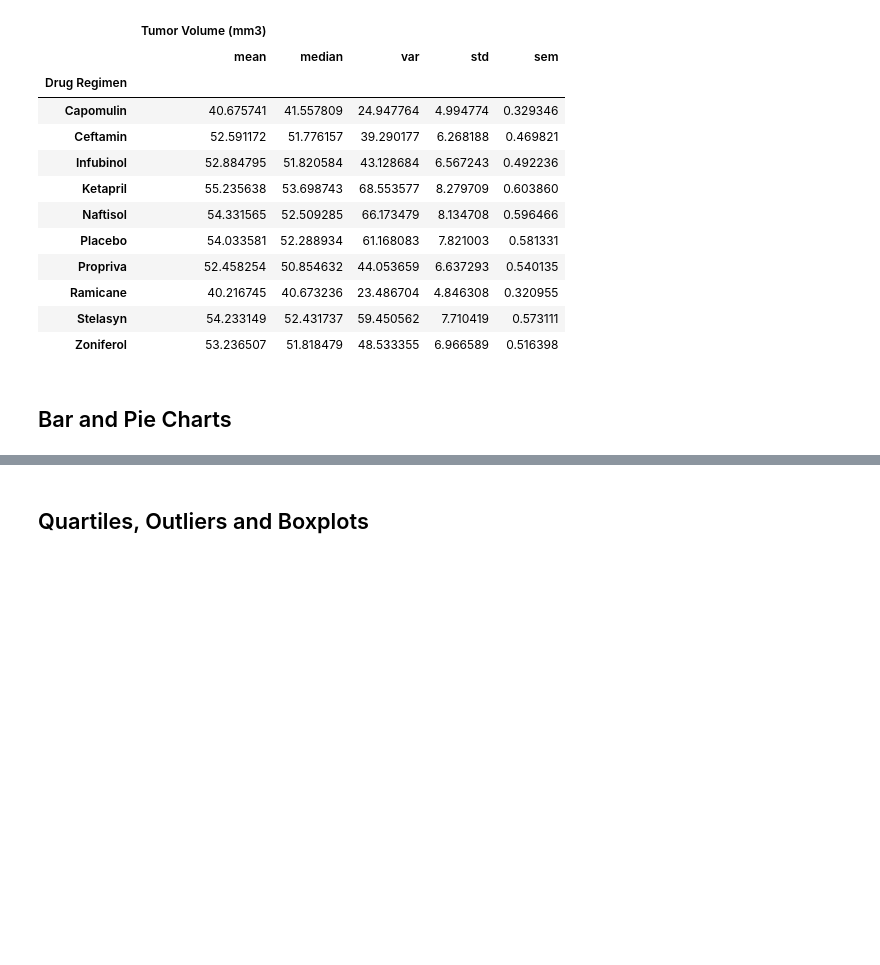
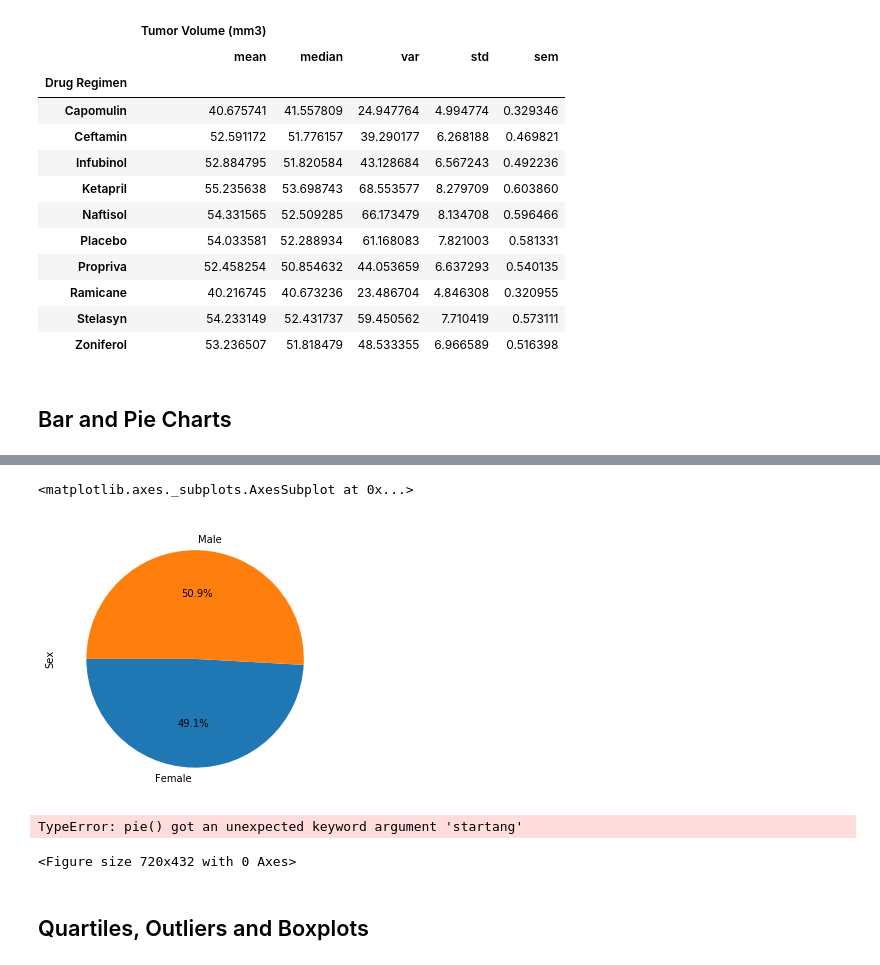
Before and after one commit to 22OVERSooN/Matplotlib_challenge, a Jupyter notebook: pymaceuticals_starter.ipynb, the cells around one changed output, grey strips where cells are left out. Cells and saved outputs as stored; diff of their text form; code cells hidden in the pictures; blank space fills up the shorter version.

```diff
--- a/pymaceuticals_starter.ipynb
+++ b/pymaceuticals_starter.ipynb
@@ -168,7 +168,20 @@ plt.bar(x_axis, drug_regimen_groupby['Timepoint'].sum(), color='r', alpha=0.5, a
 # %%
 # Generate a pie plot showing the distribution of female versus male mice using Pandas
+gender_groupby = clean_dataset.groupby('Sex')
+gender_groupby_count = gender_groupby['Sex'].count()
+gender_groupby['Sex'].count().plot(kind="pie", figsize=(10,5),autopct='%1.1f%%',startangle=180)
+# %% [output]
+<matplotlib.axes._subplots.AxesSubplot at 0x...>
+[figure, added]
 # %%
 # Generate a pie plot showing the distribution of female versus male mice using pyplot
+plt.figure(figsize=(10,6))
+gender_labels = gender_groupby_count.index.values.tolist()
+plt.pie(gender_groupby['Sex'].count(), labels=gender_labels,
+        autopct="%1.1f%%", shadow=True, startang = 90)
+# %% [output]
+TypeError: pie() got an unexpected keyword argument 'startang'
+<Figure size 720x432 with 0 Axes>
 # %% [markdown]
 ## Quartiles, Outliers and Boxplots
 # %%
```
Also changed, not shown: parts of 2 cells of this notebook.
